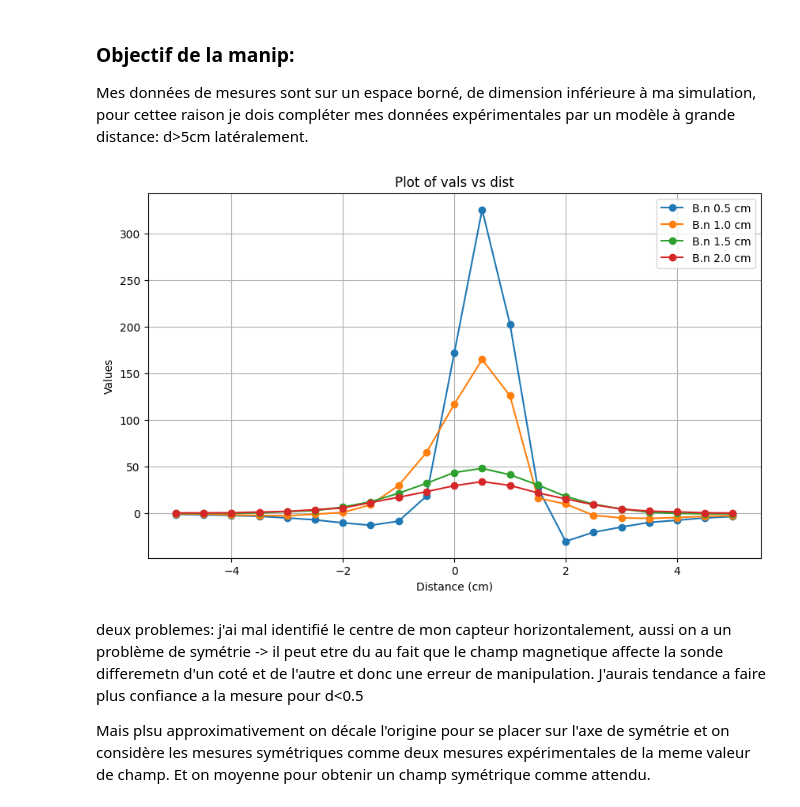
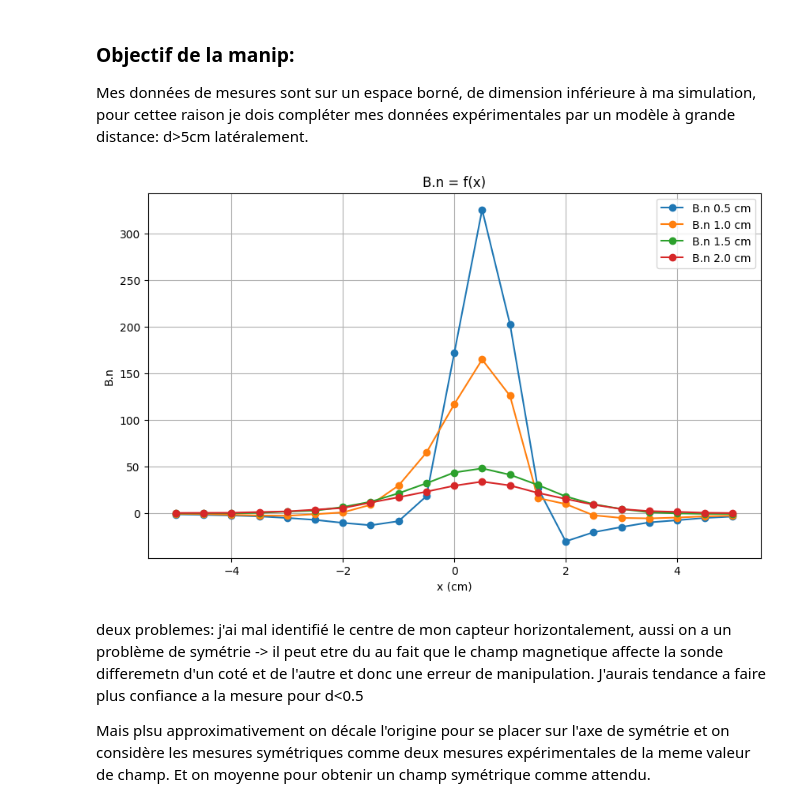
Before and after one commit to FuriousBird/TIPE_Dynamo, a Jupyter notebook: teslametre/modelisation_lat.ipynb, the cells around one changed output. Saved outputs shown, nothing was run; the diff lists cells and outputs as text; code cells hidden in the pictures.

```diff
--- a/teslametre/modelisation_lat.ipynb
+++ b/teslametre/modelisation_lat.ipynb
@@ -22,18 +22,18 @@ dist = fetchdist(offset)
 # %%
 
 
 plt.figure(figsize=(10, 6))
 N=5
 for i in range(1,N):
     plt.plot(dist, fetchline(i), marker='o', linestyle='-', label=f'B.n {i*0.5} cm')
-plt.xlabel('Distance (cm)')
-plt.ylabel('Values')
-plt.title('Plot of vals vs dist')
+plt.xlabel('x (cm)')
+plt.ylabel('B.n')
+plt.title('B.n = f(x)')
 plt.legend()
 plt.grid(True)
 plt.show()
 # %% [output]
-[figure, old version]
+[figure, new version]
 # %% [markdown]
 deux problemes: j'ai mal identifié le centre de mon capteur horizontalement, aussi on a un problème de symétrie -> il peut etre du au fait que le champ magnetique affecte la sonde differemetn d'un coté et de l'autre  et donc une erreur de manipulation.
 J'aurais tendance a faire plus confiance a la mesure pour d\<0.5
```
Also changed, not shown: parts of 1 cell of this notebook, 9 other files.
